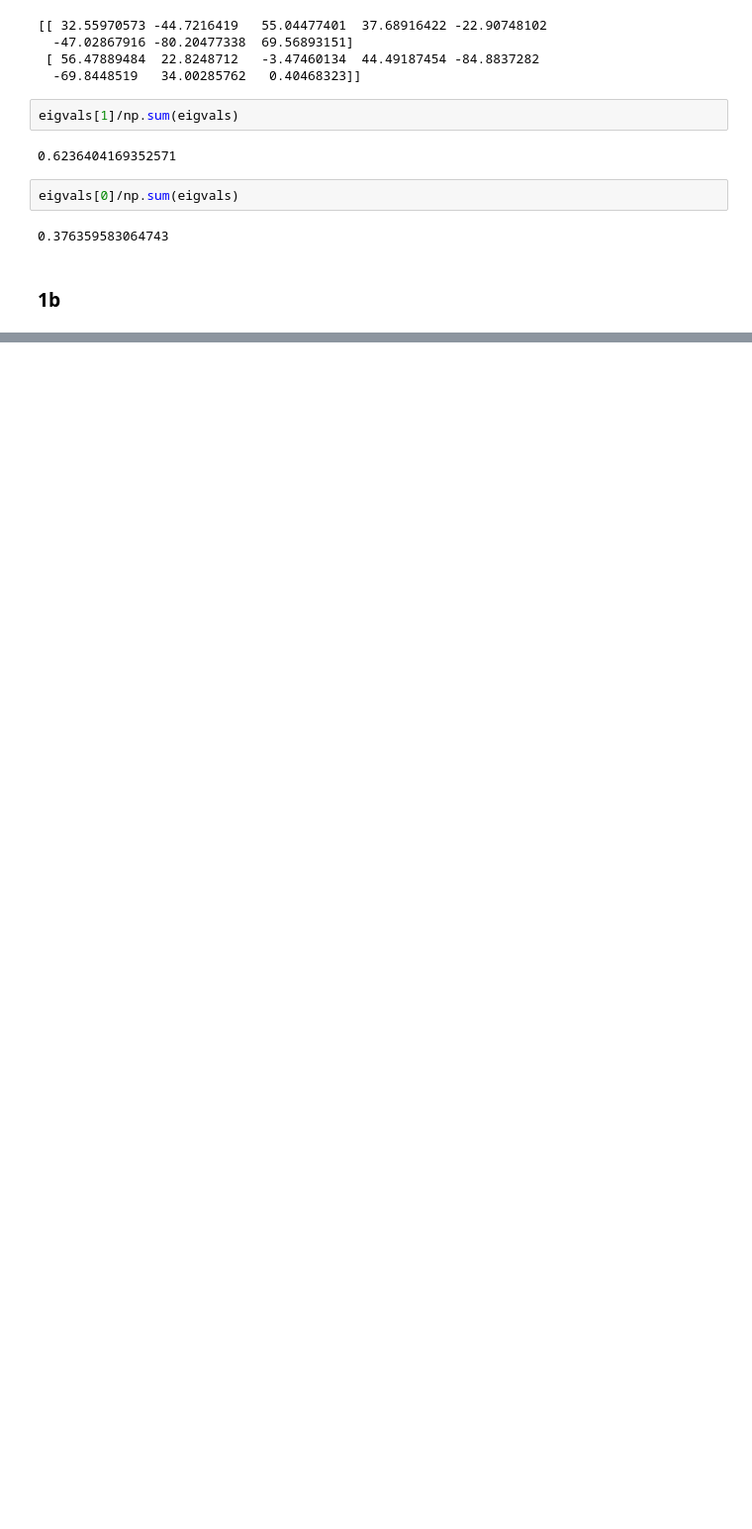
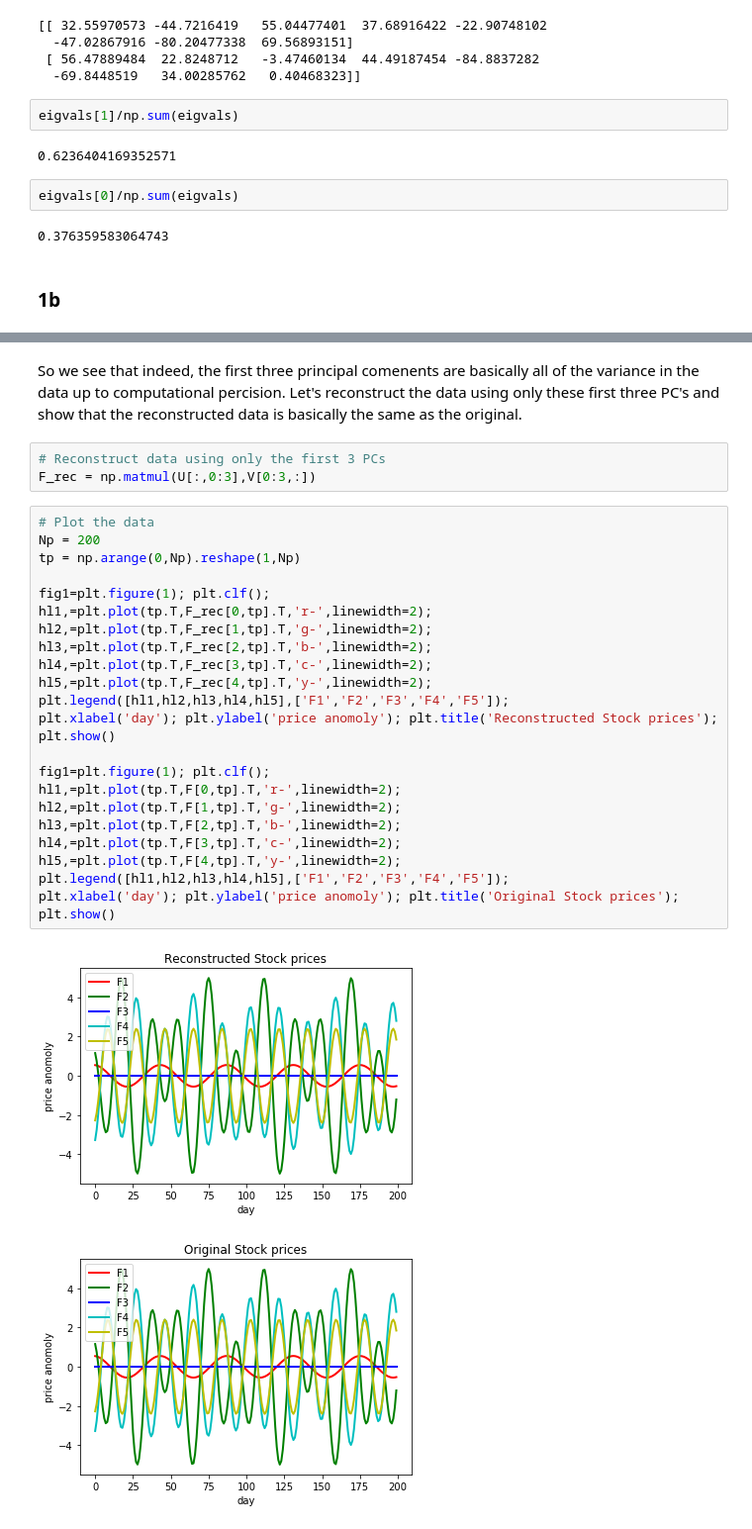
Before and after one commit to zmiller22/AM120, a Jupyter notebook: HW04/HW04.ipynb, the cells around one changed output, grey strips where cells are left out. Shown at 99% size. Cells and saved outputs as stored; diff of their text form; blank space fills up the shorter version.

```diff
--- a/HW04/HW04.ipynb
+++ b/HW04/HW04.ipynb
@@ -47,0 +162,32 @@ eigvals[0]/np.sum(eigvals)
+# %% [markdown]
+So we see that indeed, the first three principal comenents are basically all of the variance in the data up to computational percision. Let's reconstruct the data using only these first three PC's and show that the reconstructed data is basically the same as the original.
+# %%
+# Reconstruct data using only the first 3 PCs
+F_rec = np.matmul(U[:,0:3],V[0:3,:])
+# %%
+# Plot the data
+Np = 200
+tp = np.arange(0,Np).reshape(1,Np)
+
+fig1=plt.figure(1); plt.clf();
+hl1,=plt.plot(tp.T,F_rec[0,tp].T,'r-',linewidth=2);
+hl2,=plt.plot(tp.T,F_rec[1,tp].T,'g-',linewidth=2);
+hl3,=plt.plot(tp.T,F_rec[2,tp].T,'b-',linewidth=2);
+hl4,=plt.plot(tp.T,F_rec[3,tp].T,'c-',linewidth=2);
+hl5,=plt.plot(tp.T,F_rec[4,tp].T,'y-',linewidth=2);
+plt.legend([hl1,hl2,hl3,hl4,hl5],['F1','F2','F3','F4','F5']);
+plt.xlabel('day'); plt.ylabel('price anomoly'); plt.title('Reconstructed Stock prices');
+plt.show()
+
+fig1=plt.figure(1); plt.clf();
+hl1,=plt.plot(tp.T,F[0,tp].T,'r-',linewidth=2);
+hl2,=plt.plot(tp.T,F[1,tp].T,'g-',linewidth=2);
+hl3,=plt.plot(tp.T,F[2,tp].T,'b-',linewidth=2);
+hl4,=plt.plot(tp.T,F[3,tp].T,'c-',linewidth=2);
+hl5,=plt.plot(tp.T,F[4,tp].T,'y-',linewidth=2);
+plt.legend([hl1,hl2,hl3,hl4,hl5],['F1','F2','F3','F4','F5']);
+plt.xlabel('day'); plt.ylabel('price anomoly'); plt.title('Original Stock prices');
+plt.show()
+# %% [output]
+[figure, added]
+[figure, added]
```
Also changed, not shown: parts of 32 cells of this notebook.
